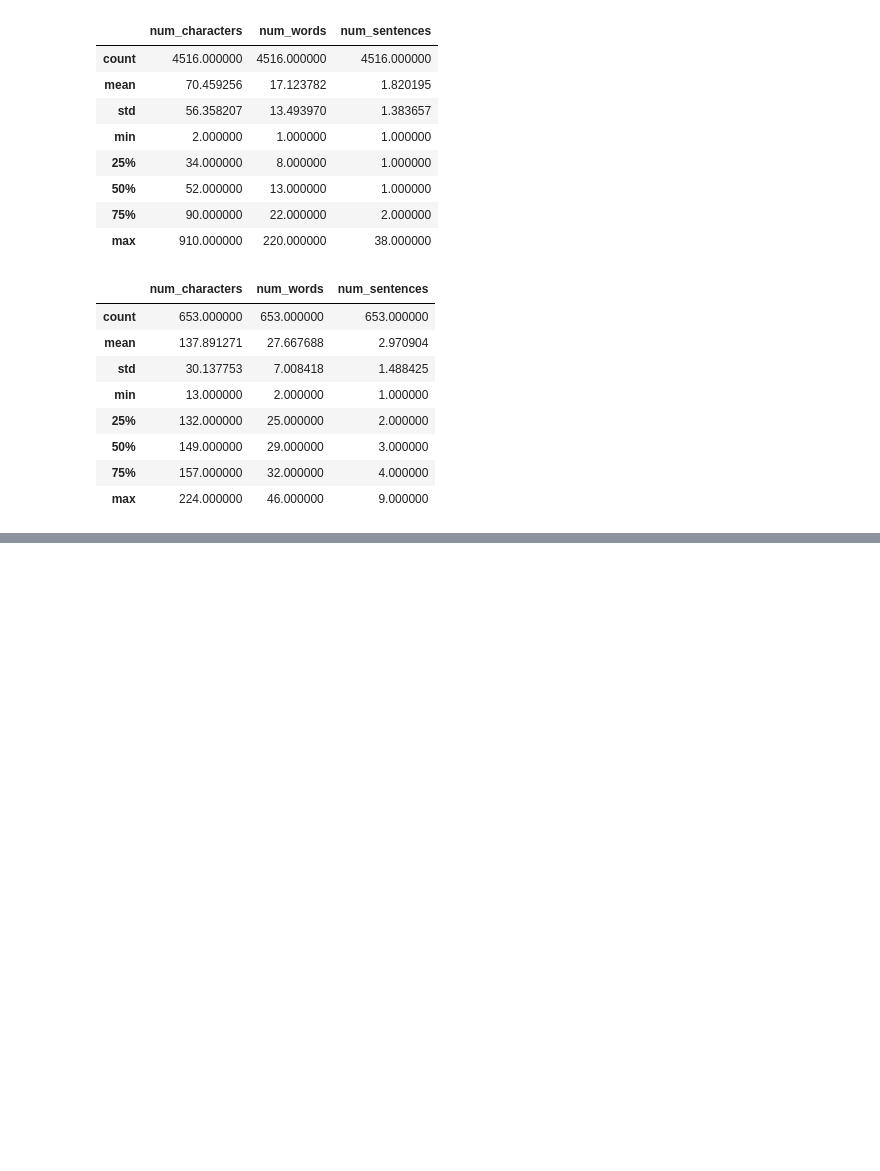
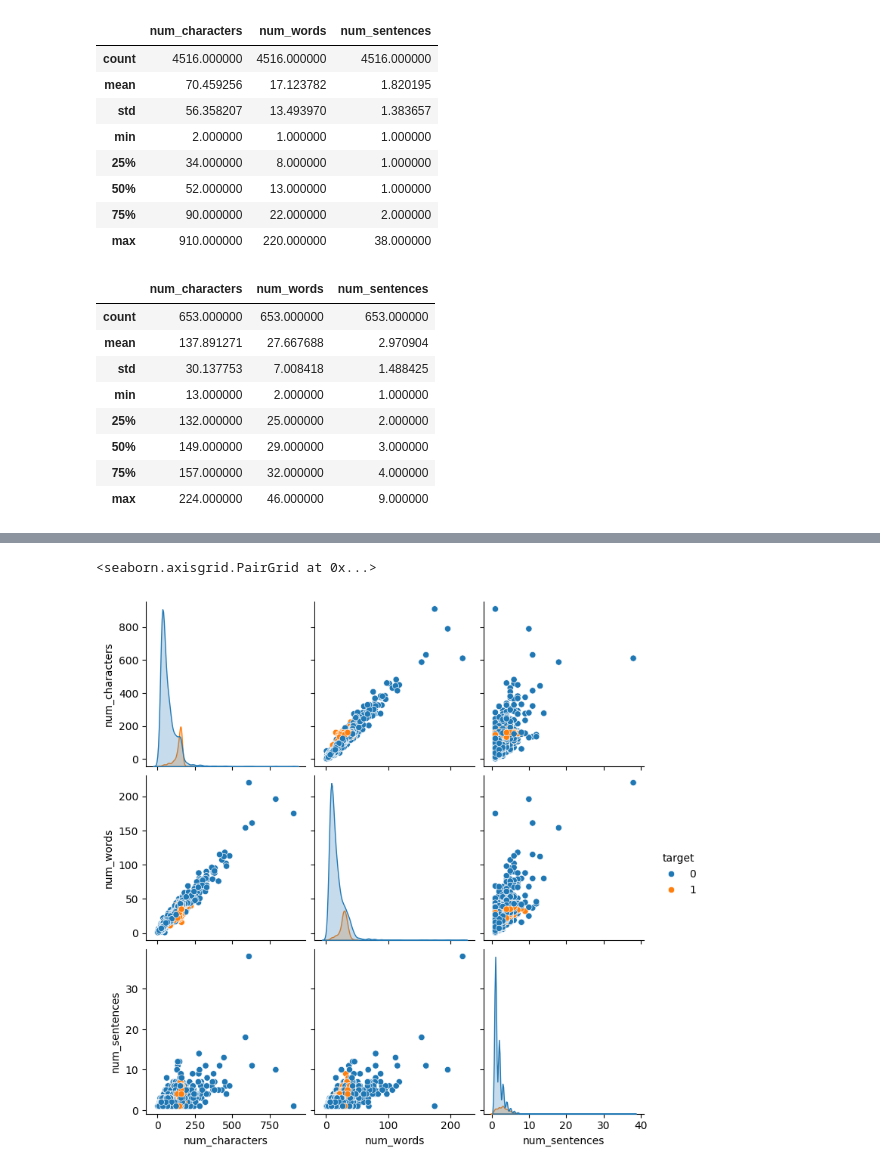
Before and after one commit to Prathambiradr12345/DATA-SCEINCE-PROJECTS, a Jupyter notebook: sms_spam_detection.ipynb, the cells around one changed output, grey strips where cells are left out. Cells and saved outputs as stored; diff of their text form; code cells hidden in the pictures; blank space fills up the shorter version.

```diff
--- a/sms_spam_detection.ipynb
+++ b/sms_spam_detection.ipynb
@@ -257,0 +272,5 @@ df[df['target']==1][['num_characters','num_words','num_sentences']].describe()
+# %%
+sns.pairplot(df,hue='target')
+# %% [output]
+<seaborn.axisgrid.PairGrid at 0x...>
+[figure, added]
```
Also changed, not shown: parts of 4 cells of this notebook.
